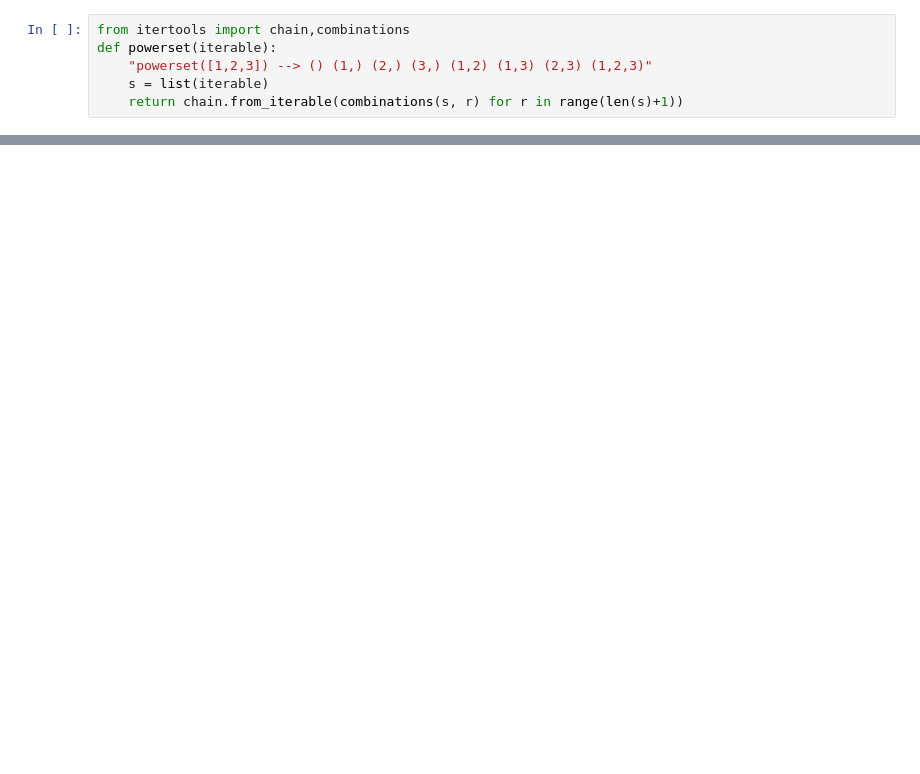
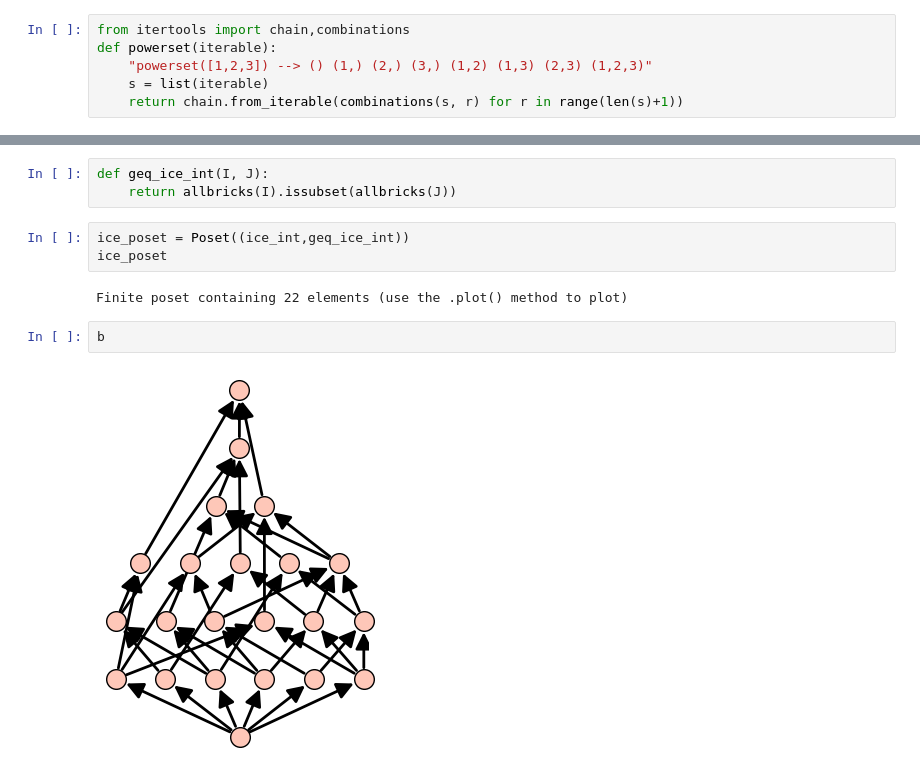
Before and after one commit to haruhisa-enomoto/tors-lattice, a Jupyter notebook: Untitled.ipynb, the cells around one changed output, grey strips where cells are left out. Saved outputs shown, nothing was run; the diff lists cells and outputs as text; blank space fills up the shorter version.

```diff
--- a/Untitled.ipynb
+++ b/Untitled.ipynb
@@ -77,0 +59,12 @@ for temp in Subsets(WeylGroup("A2", prefix = "s")):
+# %%
+def geq_ice_int(I, J):
+    return allbricks(I).issubset(allbricks(J))
+# %%
+ice_poset = Poset((ice_int,geq_ice_int))
+ice_poset
+# %% [output]
+Finite poset containing 22 elements (use the .plot() method to plot)
+# %%
+b
+# %% [output]
+[figure, added]
```
Also changed, not shown: parts of 12 cells of this notebook.
